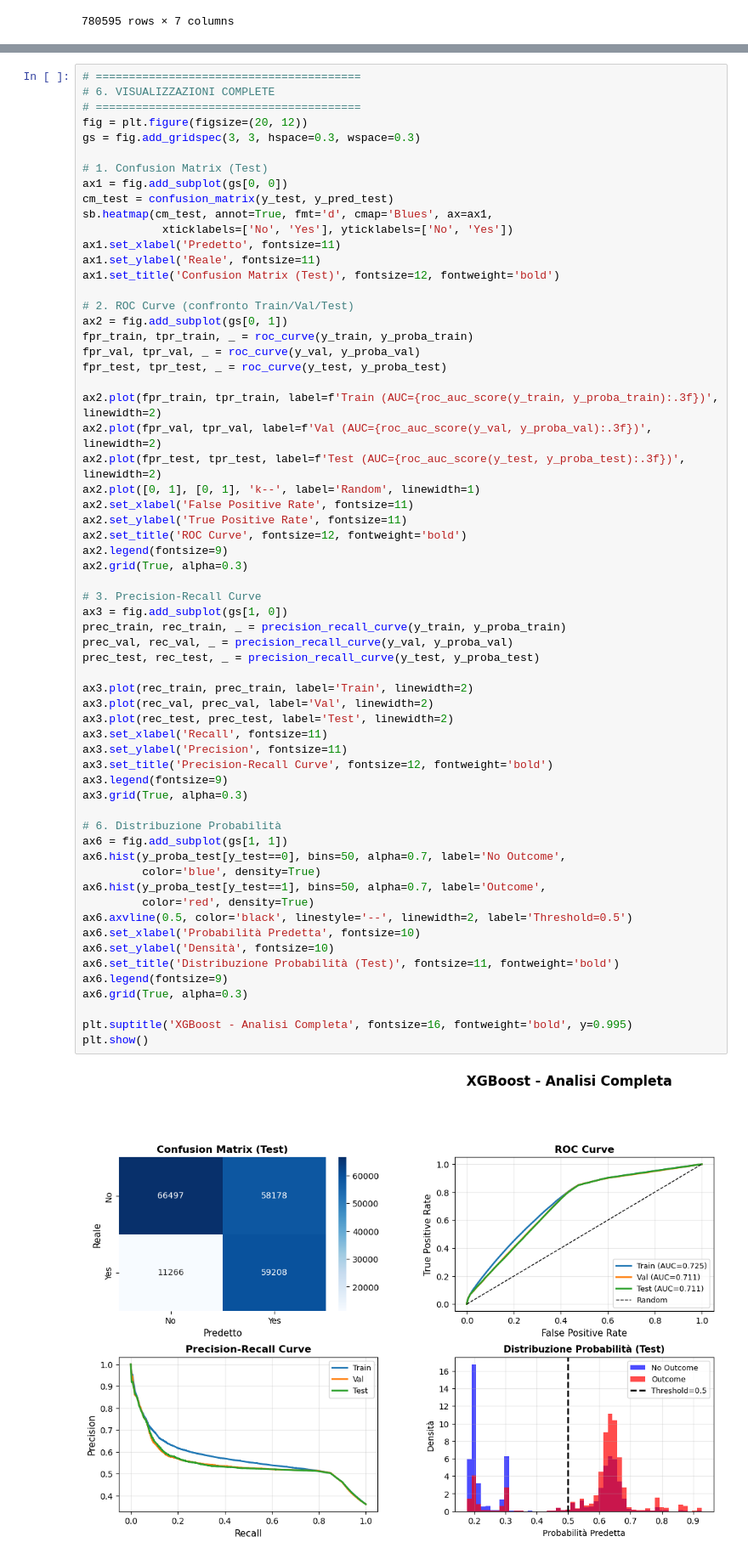
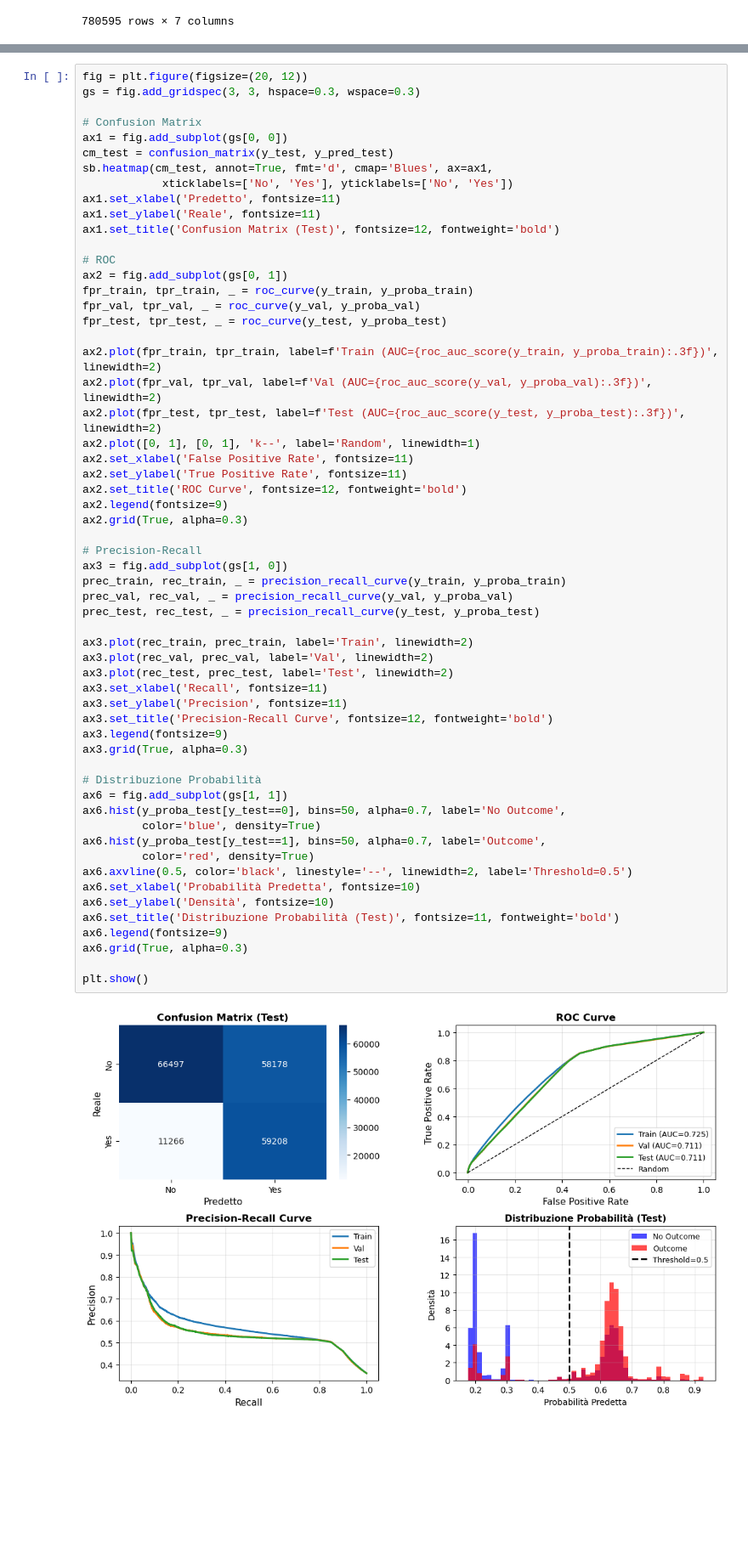
Before and after one commit to miriamsonaglia/Heart-Attack-Prediction-Model, a Jupyter notebook: DataIntensive.ipynb, the cells around one changed output, grey strips where cells are left out. Shown at 85% size. Drawn from its saved outputs; the diff is of its cells as text; blank space fills up the shorter version.

```diff
--- a/DataIntensive.ipynb
+++ b/DataIntensive.ipynb
@@ -1859,11 +1803,8 @@ La feature importance non serve perchè abbiamo usato quella sopra
 # %%
-# ========================================
-# 6. VISUALIZZAZIONI COMPLETE
-# ========================================
 fig = plt.figure(figsize=(20, 12))
 gs = fig.add_gridspec(3, 3, hspace=0.3, wspace=0.3)
 
-# 1. Confusion Matrix (Test)
+# Confusion Matrix
 ax1 = fig.add_subplot(gs[0, 0])
 cm_test = confusion_matrix(y_test, y_pred_test)
 sb.heatmap(cm_test, annot=True, fmt='d', cmap='Blues', ax=ax1,
@@ -1872,7 +1813,7 @@ ax1.set_xlabel('Predetto', fontsize=11)
 ax1.set_ylabel('Reale', fontsize=11)
 ax1.set_title('Confusion Matrix (Test)', fontsize=12, fontweight='bold')
 
-# 2. ROC Curve (confronto Train/Val/Test)
+# ROC
 ax2 = fig.add_subplot(gs[0, 1])
 fpr_train, tpr_train, _ = roc_curve(y_train, y_proba_train)
 fpr_val, tpr_val, _ = roc_curve(y_val, y_proba_val)
@@ -1888,35 +1829,34 @@ ax2.set_title('ROC Curve', fontsize=12, fontweight='bold')
 ax2.legend(fontsize=9)
 ax2.grid(True, alpha=0.3)
 
-# 3. Precision-Recall Curve
+# Precision-Recall
 ax3 = fig.add_subplot(gs[1, 0])
 prec_train, rec_train, _ = precision_recall_curve(y_train, y_proba_train)
 prec_val, rec_val, _ = precision_recall_curve(y_val, y_proba_val)
 prec_test, rec_test, _ = precision_recall_curve(y_test, y_proba_test)
 
 ax3.plot(rec_train, prec_train, label='Train', linewidth=2)
 ax3.plot(rec_val, prec_val, label='Val', linewidth=2)
 ax3.plot(rec_test, prec_test, label='Test', linewidth=2)
 ax3.set_xlabel('Recall', fontsize=11)
 ax3.set_ylabel('Precision', fontsize=11)
 ax3.set_title('Precision-Recall Curve', fontsize=12, fontweight='bold')
 ax3.legend(fontsize=9)
 ax3.grid(True, alpha=0.3)
 
-# 6. Distribuzione Probabilità
+# Distribuzione Probabilità
 ax6 = fig.add_subplot(gs[1, 1])
 ax6.hist(y_proba_test[y_test==0], bins=50, alpha=0.7, label='No Outcome',
          color='blue', density=True)
 ax6.hist(y_proba_test[y_test==1], bins=50, alpha=0.7, label='Outcome',
          color='red', density=True)
 ax6.axvline(0.5, color='black', linestyle='--', linewidth=2, label='Threshold=0.5')
 ax6.set_xlabel('Probabilità Predetta', fontsize=10)
 ax6.set_ylabel('Densità', fontsize=10)
 ax6.set_title('Distribuzione Probabilità (Test)', fontsize=11, fontweight='bold')
 ax6.legend(fontsize=9)
 ax6.grid(True, alpha=0.3)
 
-plt.suptitle('XGBoost - Analisi Completa', fontsize=16, fontweight='bold', y=0.995)
 plt.show()
 # %% [output]
-[figure, old version]
+[figure, new version]
```
Also changed, not shown: parts of 23 cells of this notebook.
